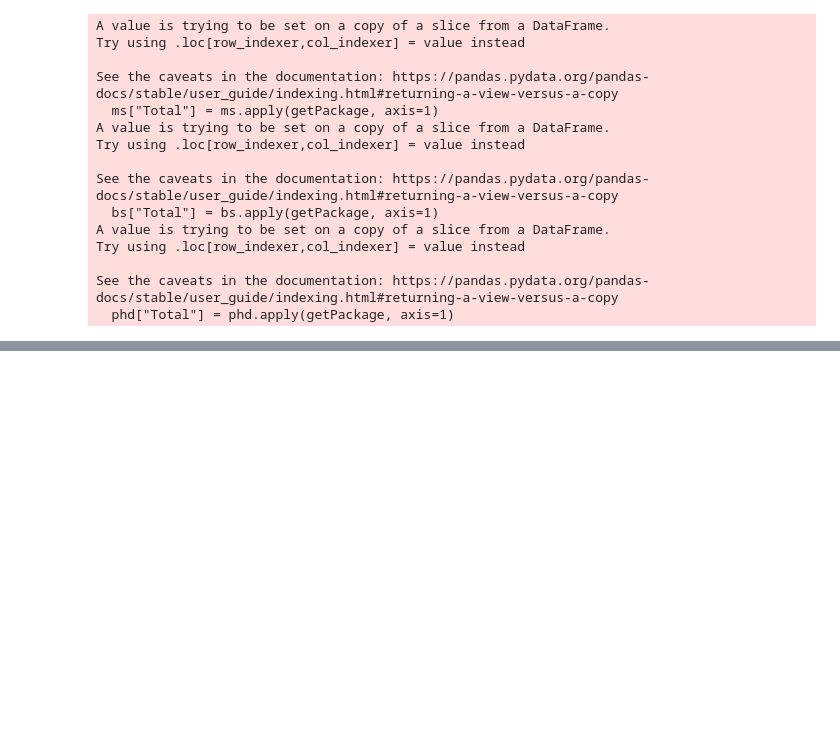
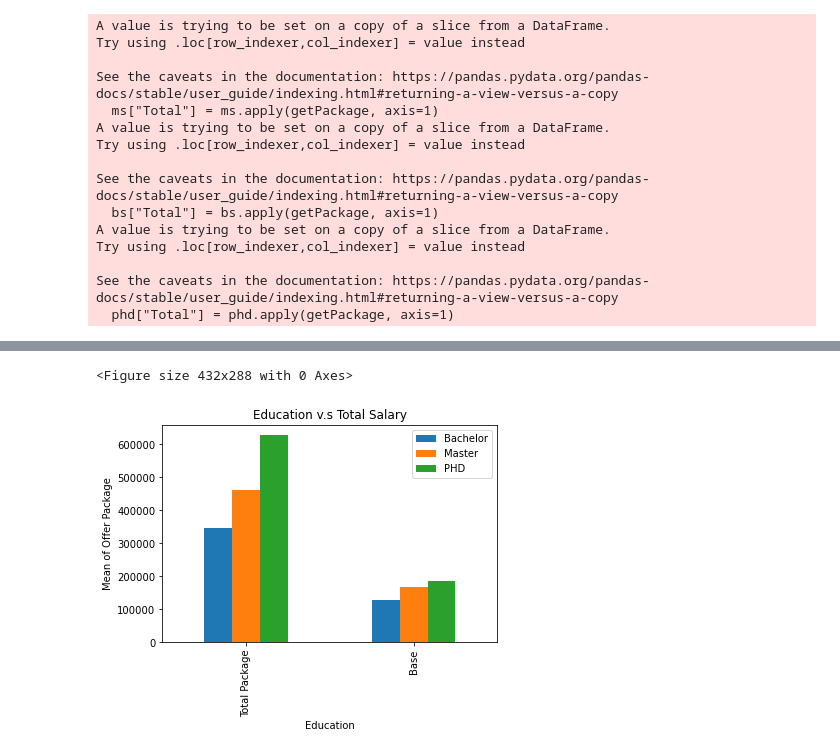
Before and after one commit to dorothyjx/damg-6105-Final-Project, a Jupyter notebook: project_final_ji.ipynb, the cells around one changed output, grey strips where cells are left out. Cells and saved outputs as stored; diff of their text form; code cells hidden in the pictures; blank space fills up the shorter version.

```diff
--- a/project_final_ji.ipynb
+++ b/project_final_ji.ipynb
@@ -290,0 +293,17 @@ fig.savefig('test.png')
+# %%
+df = pd.DataFrame()
+df['Bachelor'] =[bs_tmean, bs_base_mean]
+df['Master'] = [ms_tmean, ms_base_mean]
+df['PHD'] = [phd_tmean, phd_base_mean]
+
+fig = plt.figure()
+ind = np.arange(2)
+df.plot(kind = 'bar')
+plt.title('Education v.s Total Salary')
+plt.xlabel('Education')
+plt.ylabel('Mean of Offer Package')
+plt.xticks(ind, ('Total Package', 'Base'))
+fig.savefig('EducationSalary2.png')
+# %% [output]
+<Figure size 432x288 with 0 Axes>
+[figure, added]
```
Also changed, not shown: parts of 5 cells of this notebook.
